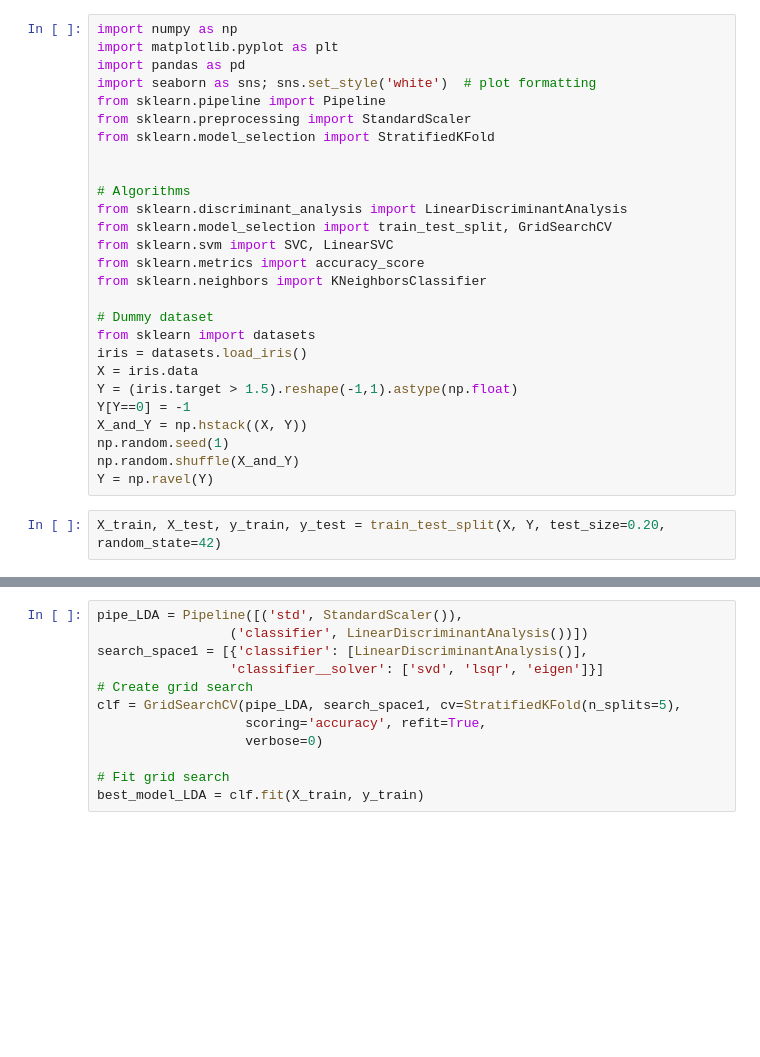
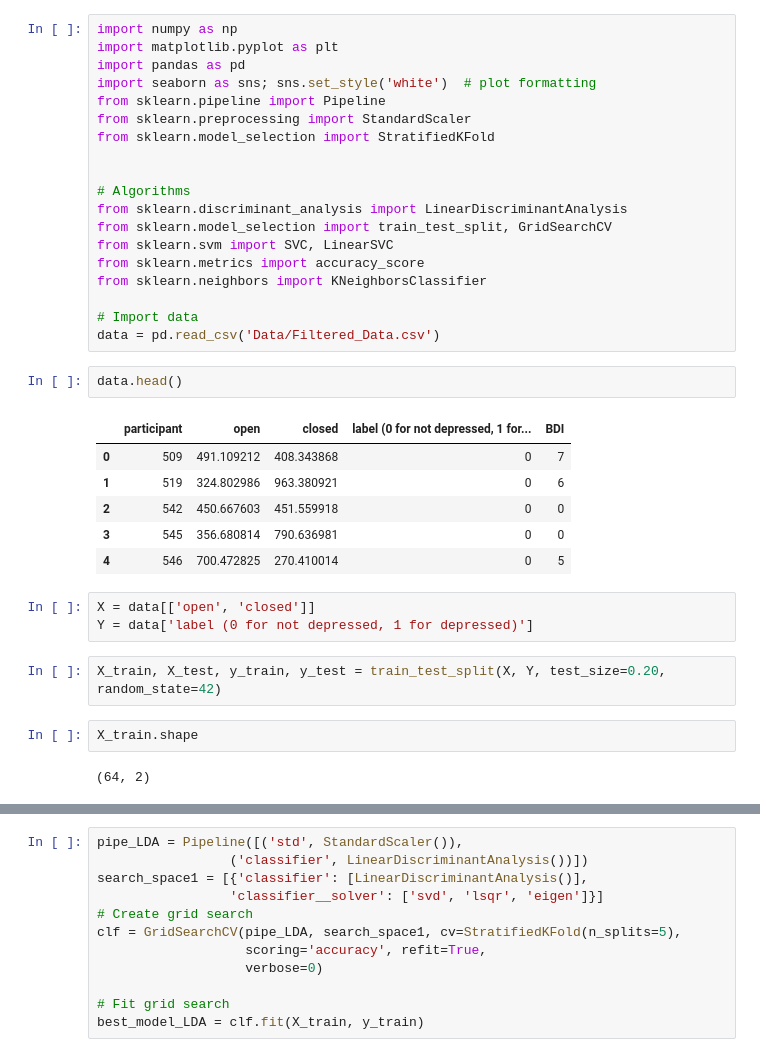
Before and after one commit to m1kwok/COGS189_Final_Project, a Jupyter notebook: ML_Algorithms.ipynb, the cells around one changed output, grey strips where cells are left out. Saved outputs shown, nothing was run; the diff lists cells and outputs as text; blank space fills up the shorter version.

Commit message:
Ran algorithms on real data - strange results

```diff
--- a/ML_Algorithms.ipynb
+++ b/ML_Algorithms.ipynb
@@ -15,18 +15,26 @@ from sklearn.svm import SVC, LinearSVC
 from sklearn.metrics import accuracy_score
 from sklearn.neighbors import KNeighborsClassifier
 
-# Dummy dataset
-from sklearn import datasets
-iris = datasets.load_iris()
-X = iris.data
-Y = (iris.target > 1.5).reshape(-1,1).astype(np.float)
-Y[Y==0] = -1
-X_and_Y = np.hstack((X, Y))
-np.random.seed(1)
-np.random.shuffle(X_and_Y)
-Y = np.ravel(Y)
+# Import data
+data = pd.read_csv('Data/Filtered_Data.csv')
+# %%
+data.head()
+# %% [output]
+|  | participant | open | closed | label (0 for not depressed, 1 for... | BDI |
+| 0 | 509 | 491.109212 | 408.343868 | 0 | 7 |
+| 1 | 519 | 324.802986 | 963.380921 | 0 | 6 |
+| 2 | 542 | 450.667603 | 451.559918 | 0 | 0 |
+| 3 | 545 | 356.680814 | 790.636981 | 0 | 0 |
+| 4 | 546 | 700.472825 | 270.410014 | 0 | 5 |
+# %%
+X = data[['open', 'closed']]
+Y = data['label (0 for not depressed, 1 for depressed)']
 # %%
 X_train, X_test, y_train, y_test = train_test_split(X, Y, test_size=0.20, random_state=42)
+# %%
+X_train.shape
+# %% [output]
+(64, 2)
 # %%
 y_train.shape
 # %% [output]
```
Also changed, not shown: parts of 23 cells of this notebook, 1 other file.
